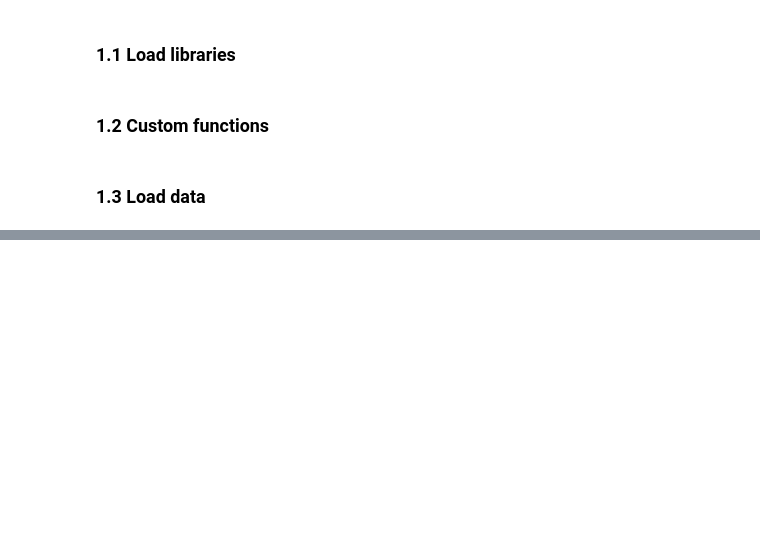
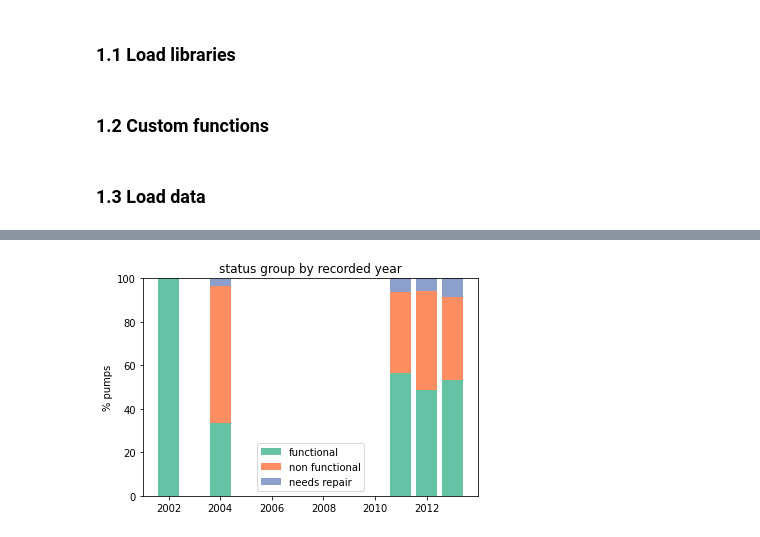
Before and after one commit to BrendaLoznik/waterpumps, a Jupyter notebook: EDA.ipynb, the cells around one changed output, grey strips where cells are left out. Saved outputs shown, nothing was run; the diff lists cells and outputs as text; code cells hidden in the pictures; blank space fills up the shorter version.

```diff
--- a/EDA.ipynb
+++ b/EDA.ipynb
@@ -264,2 +263,16 @@ def duplicate_checker(df):
+# %%
+def distribution_checker (data, xlabel):
+  grouped = data.groupby([xlabel, 'status_group'])['id'].count().reset_index()
+  pivot = grouped.pivot_table(index = xlabel, columns = 'status_group', fill_value = 0).reset_index()
+  mi=pivot.columns
+  mi.tolist()
+  ind = pd.Index([ str(e[1])  for e in mi.tolist()])
+  pivot.columns = ind
+  pivot['total_pumps'] = pivot['functional'] +pivot['functional needs repair'] +pivot['non functional']
+  pivot['perc_functional'] = ((pivot['functional']/pivot['total_pumps'])*100).round(1)
+  pivot['perc_non_functional'] = ((pivot['non functional']/pivot['total_pumps'])*100).round(1)
+  pivot['perc_functional_needs_repair'] = ((pivot['functional needs repair']/pivot['total_pumps'])*100).round(1)
+  pivot = pivot.drop(['functional', 'functional needs repair', 'non functional'], axis=1)
+  return(pivot)
 # %% [markdown]
 ### 1.3 Load data
@@ -265,0 +421,8 @@ def duplicate_checker(df):
+# %%
+#create 'recorded_year' feature
+temp = train.copy()
+temp['recorded_year'] = pd.DatetimeIndex(temp ['date_recorded']).year
+
+#check the distribution of 'status_group' for the 'recorded_year' feature
+recorded = distribution_checker(temp ,'recorded_year')
+recorded
@@ -265,0 +436,13 @@ def duplicate_checker(df):
+# %%
+#plot status group by recorded year
+fig, ax = plt.subplots()
+labels = temp['recorded_year'].sort_values().unique()
+ax.bar(labels, recorded['perc_functional'], label = 'functional' ,  color = '#66c2a5')
+ax.bar (labels, recorded['perc_non_functional'], label = 'non functional', bottom = recorded['perc_functional'] , color = '#fc8e62')
+ax.bar(labels, recorded['perc_functional_needs_repair'], label = 'needs repair', bottom = recorded['perc_functional'] + recorded['perc_non_functional'], color = '#8da0cb')
+ax.set_title('status group by recorded year')
+ax.set_ylabel('% pumps')
+plt.legend()
+plt.show()
+# %% [output]
+[figure, added]
```
Also changed, not shown: parts of 40 cells of this notebook.
